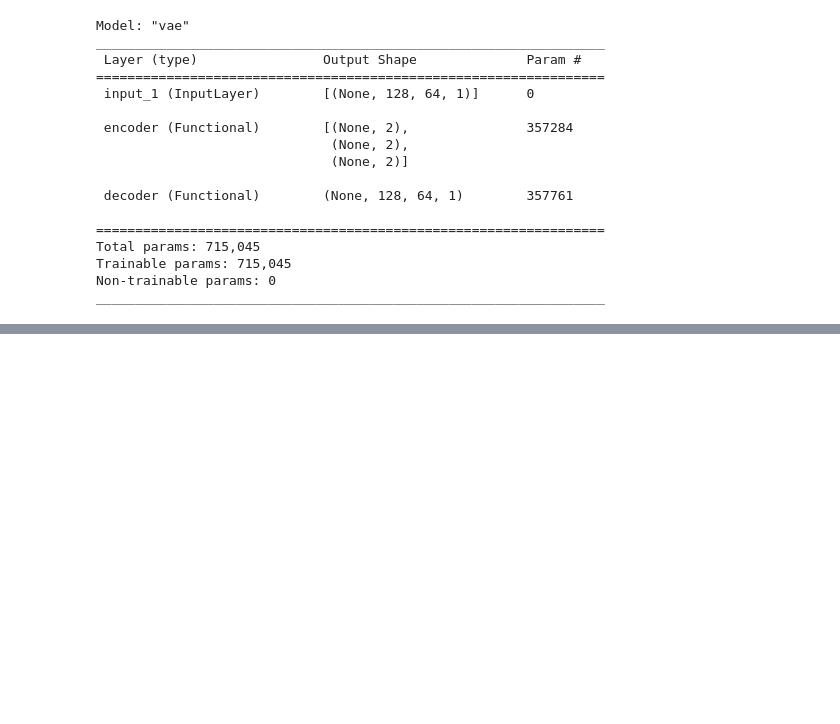
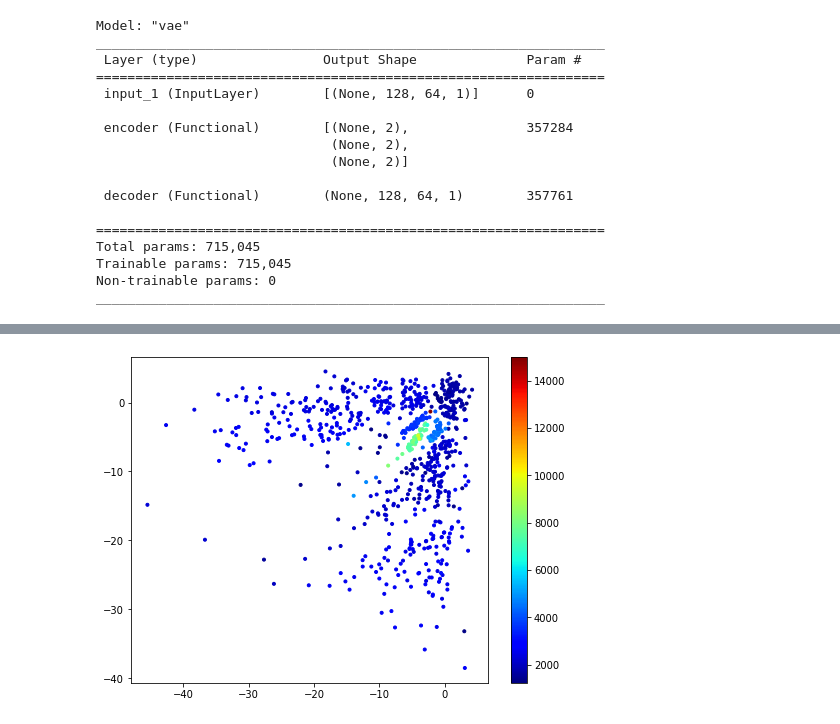
Before and after one commit to yebiny/SkillTreePython-DeepLearning, a Jupyter notebook: 04.Paper-with-code/comment/ch04_07_VAE.ipynb, the cells around one changed output, grey strips where cells are left out. Drawn from its saved outputs; the diff is of its cells as text; code cells hidden in the pictures; blank space fills up the shorter version.

```diff
--- a/04.Paper-with-code/comment/ch04_07_VAE.ipynb
+++ b/04.Paper-with-code/comment/ch04_07_VAE.ipynb
@@ -387,0 +401,16 @@ vae.train(1000, 4)
+# %%
+def plot_project(data_2d, c_lenth=1, save=None):
+
+    x = data_2d[:,0]
+    y = data_2d[:,1]
+
+    if type(c_lenth)==int:
+        fig=plt.figure(figsize=(6,6))
+        c = plt.scatter(x, y, marker='.', c='black', alpha=0.4)
+    else:
+        fig=plt.figure(figsize=(8,6))
+        c = plt.scatter(x, y, c=c_lenth, cmap='jet', marker='.')
+        plt.colorbar(c)
+    if save!=None:
+        plt.savefig(save)
+    plt.show()
@@ -387,0 +422,4 @@ vae.train(1000, 4)
+# %%
+plot_project(z, length)
+# %% [output]
+[figure, added]
```
Also changed, not shown: parts of 5 cells of this notebook.
